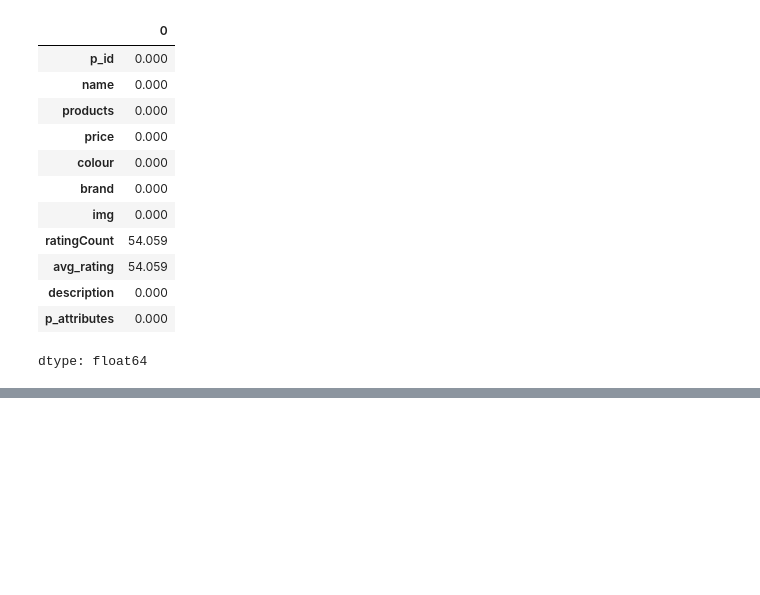
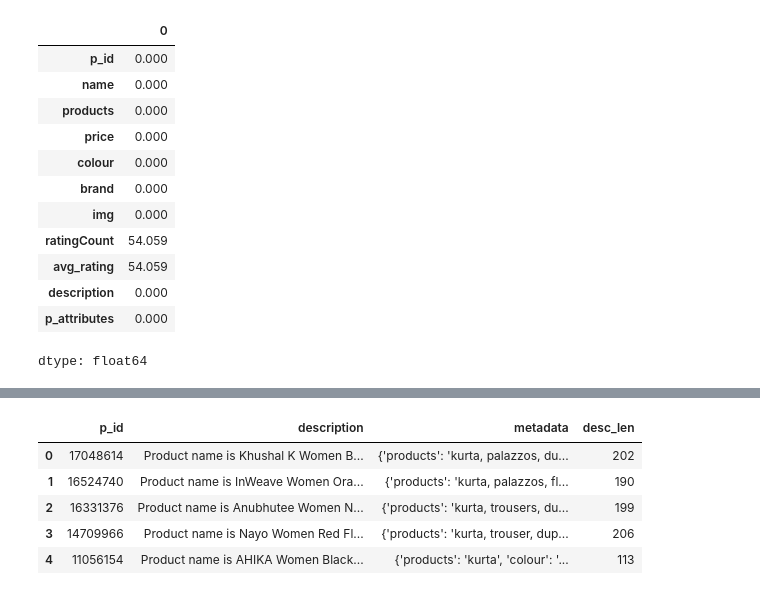
Before and after one commit to pkhlingam09/Fashion-Search-AI, a Jupyter notebook: Fashion_Search.ipynb, the cells around one changed output, grey strips where cells are left out. Saved outputs shown, nothing was run; the diff lists cells and outputs as text; code cells hidden in the pictures; blank space fills up the shorter version.

```diff
--- a/Fashion_Search.ipynb
+++ b/Fashion_Search.ipynb
@@ -33,3 +70,3 @@ import pandas as pd
 # %%
-df = pd.read_csv("/content/drive/MyDrive/Fashion_Search_AI/Fashion Dataset v2.csv")
+df = pd.read_csv(file_path + "Fashion Dataset v2.csv")
 # %%
@@ -670,0 +202,16 @@ len(df3["p_attributes"][1649])
+# %%
+## Find length for each row of description column
+df["desc_len"] = df['description'].apply(lambda x: len(x.split()))
+# %%
+df['p_id'] = df['p_id'].astype("str")
+# %%
+myntra = df.drop(["ratingCount", "avg_rating", "name", "p_attributes", "products", "price", "colour", "brand", "img"], axis=1)
+# %%
+myntra.head(5)
+# %% [output]
+|  | p_id | description | metadata | desc_len |
+| 0 | 17048614 | Product name is Khushal K Women B... | {'products': 'kurta, palazzos, du... | 202 |
+| 1 | 16524740 | Product name is InWeave Women Ora... | {'products': 'kurta, palazzos, fl... | 190 |
+| 2 | 16331376 | Product name is Anubhutee Women N... | {'products': 'kurta, trousers, du... | 199 |
+| 3 | 14709966 | Product name is Nayo Women Red Fl... | {'products': 'kurta, trouser, dup... | 206 |
+| 4 | 11056154 | Product name is AHIKA Women Black... | {'products': 'kurta', 'colour': '... | 113 |
```
Also changed, not shown: parts of 184 cells of this notebook.
